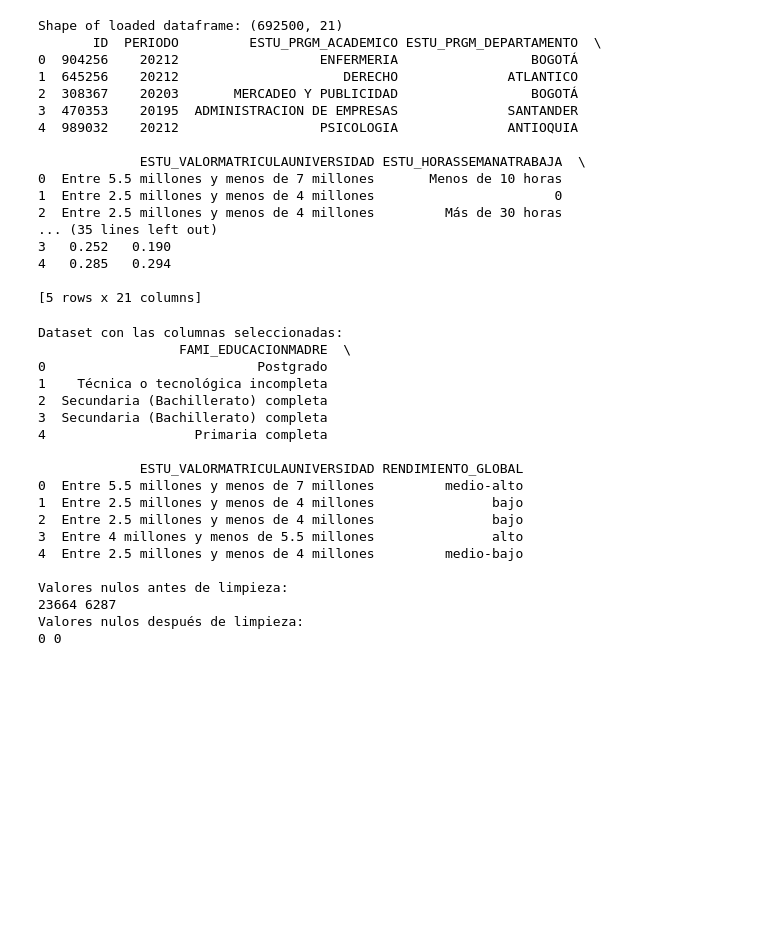
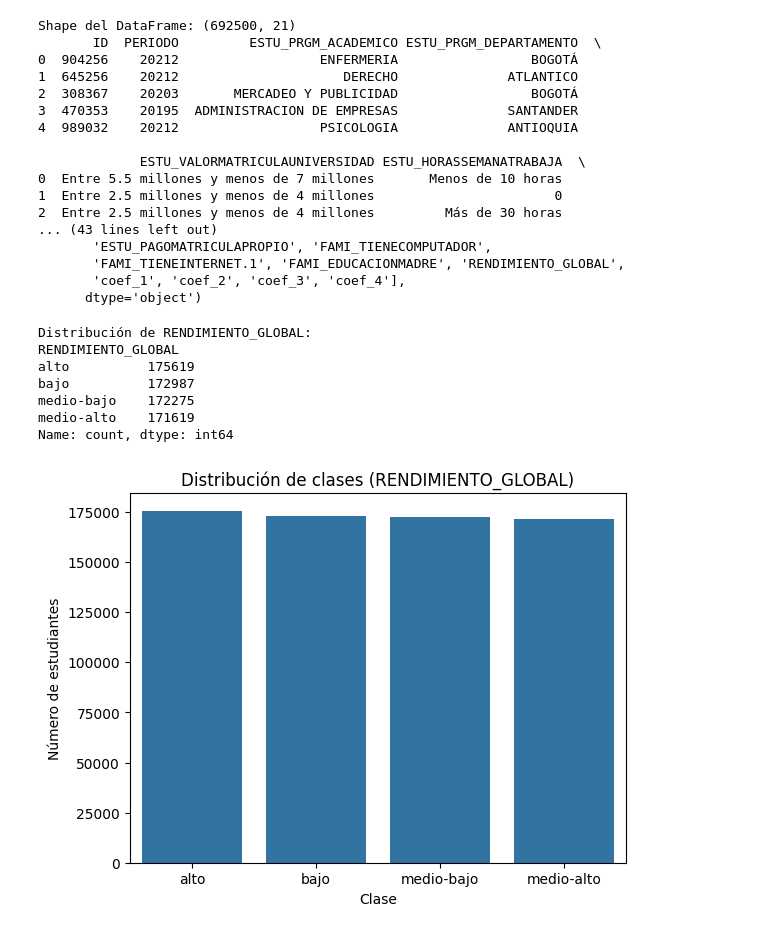
Before and after one commit to johan14montes/proyectokaggle, a Jupyter notebook: 02 - preprocesado.ipynb, the cells around one changed output. Drawn from its saved outputs; the diff is of its cells as text; code cells hidden in the pictures; blank space fills up the shorter version.

Commit message:
modificación del código con lo solicitado en la entrega 2

```diff
--- a/02 - preprocesado.ipynb
+++ b/02 - preprocesado.ipynb
@@ -10,12 +7,12 @@ from sklearn.metrics import confusion_matrix
 # %%
-# VERIFICAR ARCHIVOS DISPONIBLES
+# CARGA DEL DF
 
-z = pd.read_csv('train.csv')
-# zt = pd.read_csv('/content/test.csv')
-print("Shape of loaded dataframe:", z.shape)
-print(z.head())
+df = pd.read_csv('train.csv')
+print("Shape del DataFrame:", df.shape)
+print(df.head())
+print(df.columns)
 # %% [output]
-Shape of loaded dataframe: (692500, 21)
+Shape del DataFrame: (692500, 21)
        ID  PERIODO         ESTU_PRGM_ACADEMICO ESTU_PRGM_DEPARTAMENTO  \
 0  904256    20212                  ENFERMERIA                 BOGOTÁ
 1  645256    20212                     DERECHO              ATLANTICO
@@ -27,45 +24,34 @@ Shape of loaded dataframe: (692500, 21)
 0  Entre 5.5 millones y menos de 7 millones       Menos de 10 horas
 1  Entre 2.5 millones y menos de 4 millones                       0
 2  Entre 2.5 millones y menos de 4 millones         Más de 30 horas
-... (35 lines left out)
-3   0.252   0.190
-4   0.285   0.294
-
-[5 rows x 21 columns]
+... (43 lines left out)
+       'ESTU_PAGOMATRICULAPROPIO', 'FAMI_TIENECOMPUTADOR',
+       'FAMI_TIENEINTERNET.1', 'FAMI_EDUCACIONMADRE', 'RENDIMIENTO_GLOBAL',
+       'coef_1', 'coef_2', 'coef_3', 'coef_4'],
+      dtype='object')
 # %%
-# FILTRAR COLUMNAS NECESARIAS
-z = z[['FAMI_EDUCACIONMADRE', 'ESTU_VALORMATRICULAUNIVERSIDAD', 'RENDIMIENTO_GLOBAL']]
-print("\nDataset con las columnas seleccionadas:")
-print(z.head())
+# Distribución de la variable objetivo
+print("\nDistribución de RENDIMIENTO_GLOBAL:")
+print(df['RENDIMIENTO_GLOBAL'].value_counts())
 
-# LIMPIEZA BÁSICA DE NULOS
+# Gráfico de barras: clases
+sns.countplot(data=df, x='RENDIMIENTO_GLOBAL', order=df['RENDIMIENTO_GLOBAL'].value_counts().index)
+plt.title("Distribución de clases (RENDIMIENTO_GLOBAL)")
+plt.ylabel("Número de estudiantes")
+plt.xlabel("Clase")
+plt.show()
 
-print("\nValores nulos antes de limpieza:")
-print(sum(z.FAMI_EDUCACIONMADRE.isna()), sum(z.ESTU_VALORMATRICULAUNIVERSIDAD.isna()))
-
-z.FAMI_EDUCACIONMADRE.values[z.FAMI_EDUCACIONMADRE.isna()] = 'no info'
-z.ESTU_VALORMATRICULAUNIVERSIDAD.values[z.ESTU_VALORMATRICULAUNIVERSIDAD.isna()] = 'no info'
-
-print("Valores nulos después de limpieza:")
-print(sum(z.FAMI_EDUCACIONMADRE.isna()), sum(z.ESTU_VALORMATRICULAUNIVERSIDAD.isna()))
+# Conteo por municipio (si está disponible)
+if 'ESTU_CODIGO_MCPIO_PRESENTACION' in df.columns:
+    print("\nTop 10 municipios con más estudiantes:")
+    print(df['ESTU_CODIGO_MCPIO_PRESENTACION'].value_counts().head(10))
 # %% [output]
-Dataset con las columnas seleccionadas:
-                  FAMI_EDUCACIONMADRE  \
-0                           Postgrado
-1    Técnica o tecnológica incompleta
-2  Secundaria (Bachillerato) completa
-3  Secundaria (Bachillerato) completa
-4                   Primaria completa
-
-             ESTU_VALORMATRICULAUNIVERSIDAD RENDIMIENTO_GLOBAL
-0  Entre 5.5 millones y menos de 7 millones         medio-alto
-1  Entre 2.5 millones y menos de 4 millones               bajo
-2  Entre 2.5 millones y menos de 4 millones               bajo
-3  Entre 4 millones y menos de 5.5 millones               alto
-4  Entre 2.5 millones y menos de 4 millones         medio-bajo
-
-Valores nulos antes de limpieza:
-23664 6287
-Valores nulos después de limpieza:
-0 0
+Distribución de RENDIMIENTO_GLOBAL:
+RENDIMIENTO_GLOBAL
+alto          175619
+bajo          172987
+medio-bajo    172275
+medio-alto    171619
+Name: count, dtype: int64
+[figure, added]
 # %%
```
Also changed, not shown: parts of 6 cells of this notebook.
